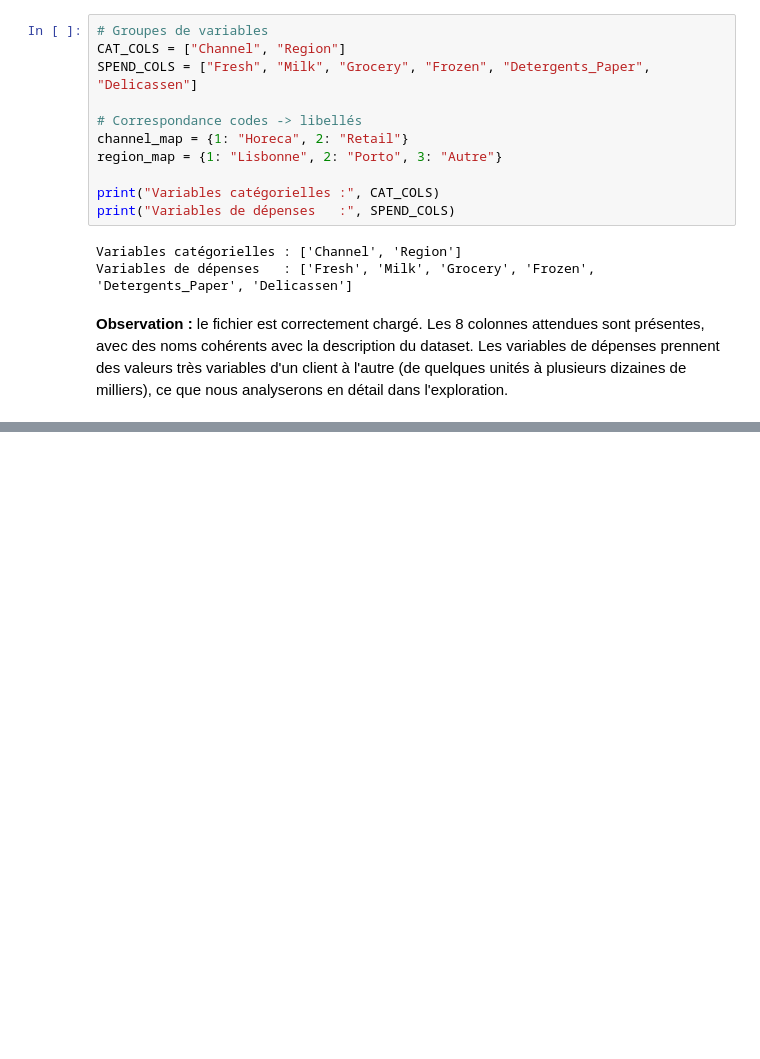
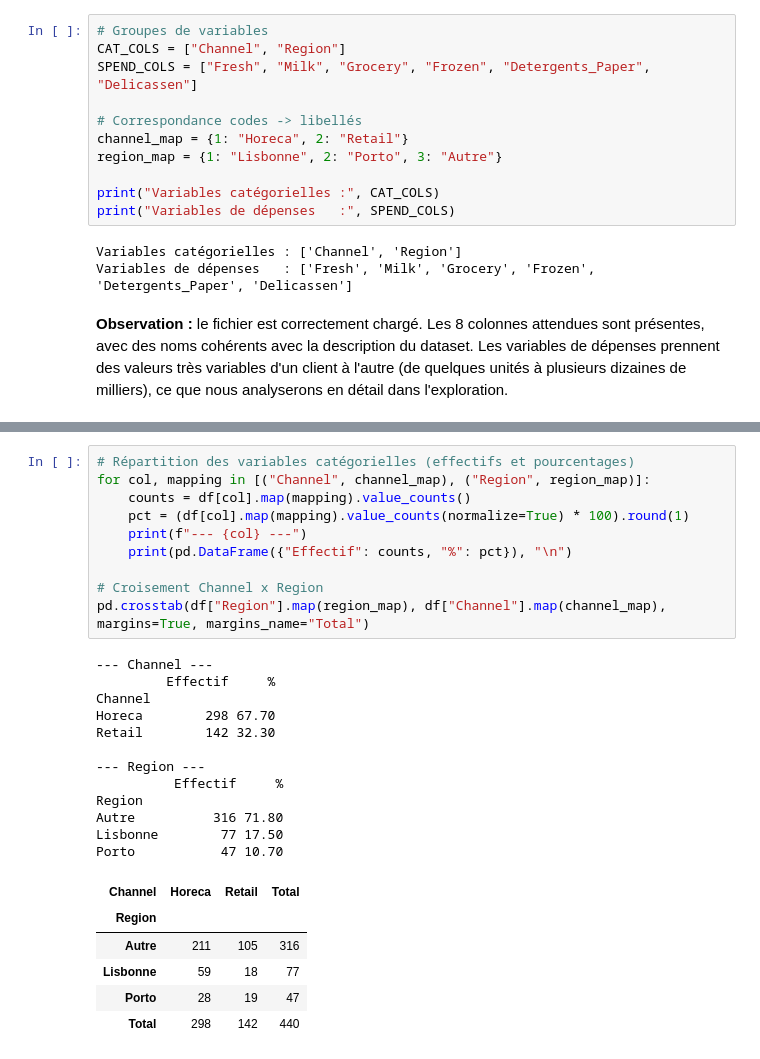
Before and after one commit to rokhayacoumbadiouf-bit/Segmentation_Client_ML, a Jupyter notebook: P1IA_ODC/projet_machine_learning/segmentaion_client.ipynb, the cells around one changed output, grey strips where cells are left out. Cells and saved outputs as stored; diff of their text form; blank space fills up the shorter version.

```diff
--- a/P1IA_ODC/projet_machine_learning/segmentaion_client.ipynb
+++ b/P1IA_ODC/projet_machine_learning/segmentaion_client.ipynb
@@ -189,0 +343,29 @@ Variables de dépenses   : ['Fresh', 'Milk', 'Grocery', 'Frozen', 'Detergents_Pa
+# %%
+# Répartition des variables catégorielles (effectifs et pourcentages)
+for col, mapping in [("Channel", channel_map), ("Region", region_map)]:
+    counts = df[col].map(mapping).value_counts()
+    pct = (df[col].map(mapping).value_counts(normalize=True) * 100).round(1)
+    print(f"--- {col} ---")
+    print(pd.DataFrame({"Effectif": counts, "%": pct}), "\n")
+
+# Croisement Channel x Region
+pd.crosstab(df["Region"].map(region_map), df["Channel"].map(channel_map), margins=True, margins_name="Total")
+# %% [output]
+--- Channel ---
+         Effectif     %
+Channel
+Horeca        298 67.70
+Retail        142 32.30
+
+--- Region ---
+          Effectif     %
+Region
+Autre          316 71.80
+Lisbonne        77 17.50
+Porto           47 10.70
+| Channel | Horeca | Retail | Total |
+| Region |  |  |  |
+| Autre | 211 | 105 | 316 |
+| Lisbonne | 59 | 18 | 77 |
+| Porto | 28 | 19 | 47 |
+| Total | 298 | 142 | 440 |
```
Also changed, not shown: parts of 18 cells of this notebook.
